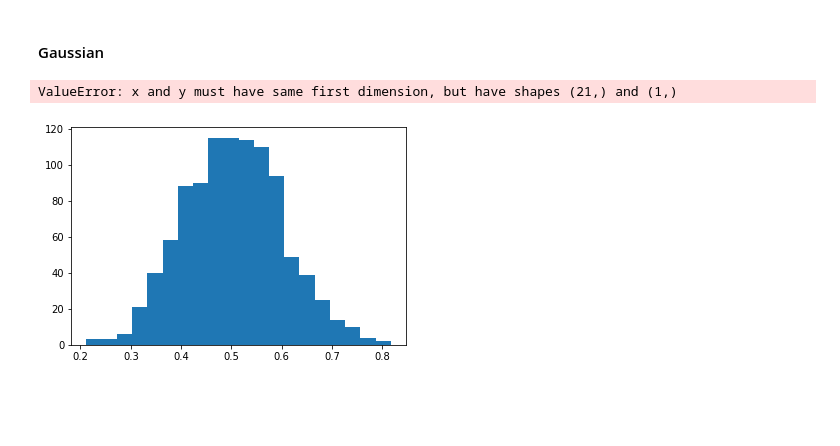
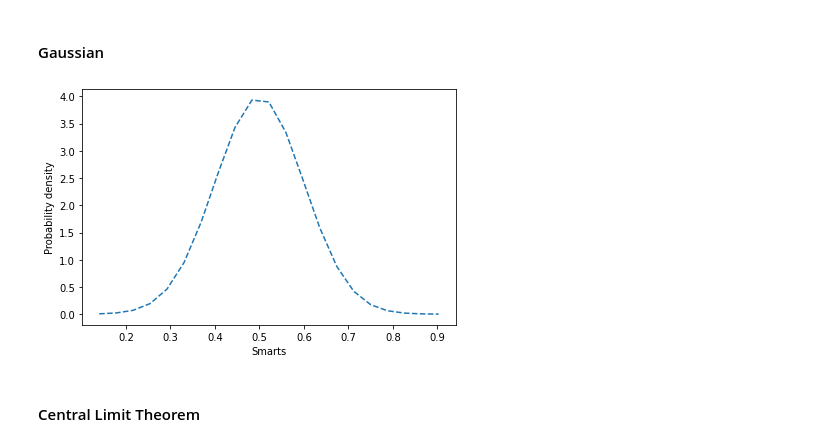
Before and after one commit to AgnesGru/Statistics_in_Python, a Jupyter notebook: Data Analysis.ipynb, the cells around one changed output. Drawn from its saved outputs; the diff is of its cells as text; code cells hidden in the pictures; blank space fills up the shorter version.

```diff
--- a/Data Analysis.ipynb
+++ b/Data Analysis.ipynb
@@ -425,13 +425,28 @@ ax.set(xlabel = "", ylabel = "Frequancy")
 # %% [markdown]
 #### Gaussian
 # %%
+from scipy.stats import norm
+
 mu, sigma = 0.5, 0.1 # średnia i odchylenie
-s = np.random.normal(mu, sigma, 1000)
+x = mu + sigma * np.random.randn(1000)
 
-count, bins, ignored = plt.hist(s, 20)
+# the histogram of the data
+count, bins, patches = ax.hist(s, 20, density=True)
+fig, ax = plt.subplots()
 
-plt.plot(bins, 1/sigma*np.sqrt(2*np.pi))*np.exp(-(bins - mu)**2/(2*sigma**2))
+# add a 'best fit' line
+y = ((1 / (np.sqrt(2 * np.pi) * sigma)) *
+     np.exp(-0.5 * (1 / sigma * (bins - mu))**2))
+ax.plot(bins, y, '--')
+ax.set_xlabel('Smarts')
+ax.set_ylabel('Probability density')
+# ax.set_title(r'_ _ _')
+
+
+# plt.axvline(mu, color='k', linestyle='dashed', linewidth=2)
+fig.tight_layout()
 plt.show()
 # %% [output]
-ValueError: x and y must have same first dimension, but have shapes (21,) and (1,)
-[figure, old version]
+[figure, new version]
+# %% [markdown]
+#### Central Limit Theorem
```
